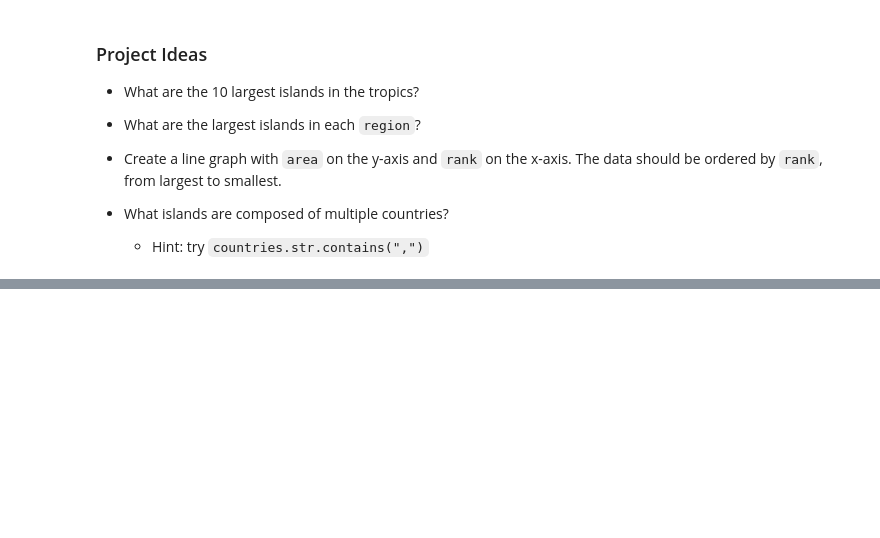
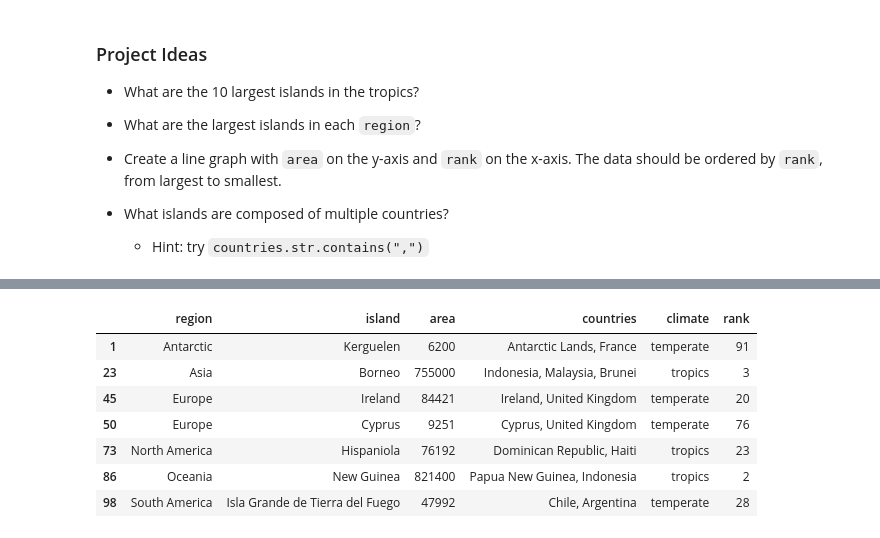
Before and after one commit to nguyuling/DS-Essentials-with-Python, a Jupyter notebook: largest-islands-project/largest-islands.ipynb, the cells around one changed output, grey strips where cells are left out. Drawn from its saved outputs; the diff is of its cells as text; code cells hidden in the pictures; blank space fills up the shorter version.

```diff
--- a/largest-islands-project/largest-islands.ipynb
+++ b/largest-islands-project/largest-islands.ipynb
@@ -37,0 +75,17 @@ df.head()
+# %%
+# What islands are composed of multiple countries?
+# Hint: try `countries.str.contains(",")`
+
+multi_countries = df[df['countries'].str.contains(",", na=False)]
+multi_countries
+
+# there are 7 islands composed of multi countries
+# %% [output]
+|  | region | island | area | countries | climate | rank |
+| 1 | Antarctic | Kerguelen | 6200 | Antarctic Lands, France | temperate | 91 |
+| 23 | Asia | Borneo | 755000 | Indonesia, Malaysia, Brunei | tropics | 3 |
+| 45 | Europe | Ireland | 84421 | Ireland, United Kingdom | temperate | 20 |
+| 50 | Europe | Cyprus | 9251 | Cyprus, United Kingdom | temperate | 76 |
+| 73 | North America | Hispaniola | 76192 | Dominican Republic, Haiti | tropics | 23 |
+| 86 | Oceania | New Guinea | 821400 | Papua New Guinea, Indonesia | tropics | 2 |
+| 98 | South America | Isla Grande de Tierra del Fuego | 47992 | Chile, Argentina | temperate | 28 |
```
Also changed, not shown: parts of 5 cells of this notebook.
